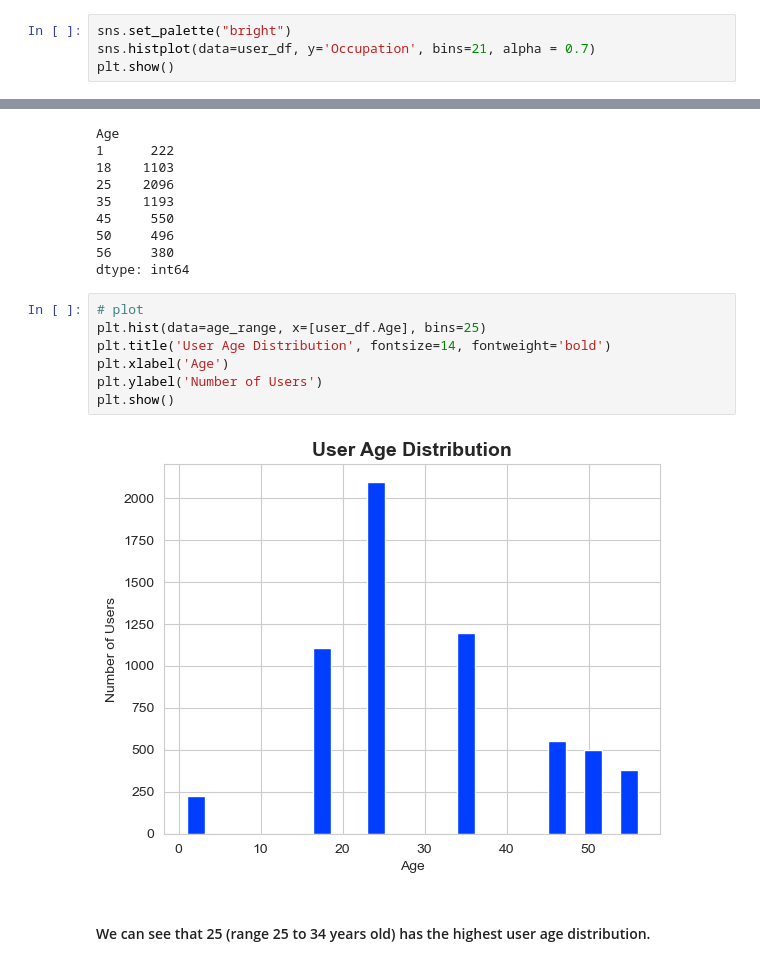
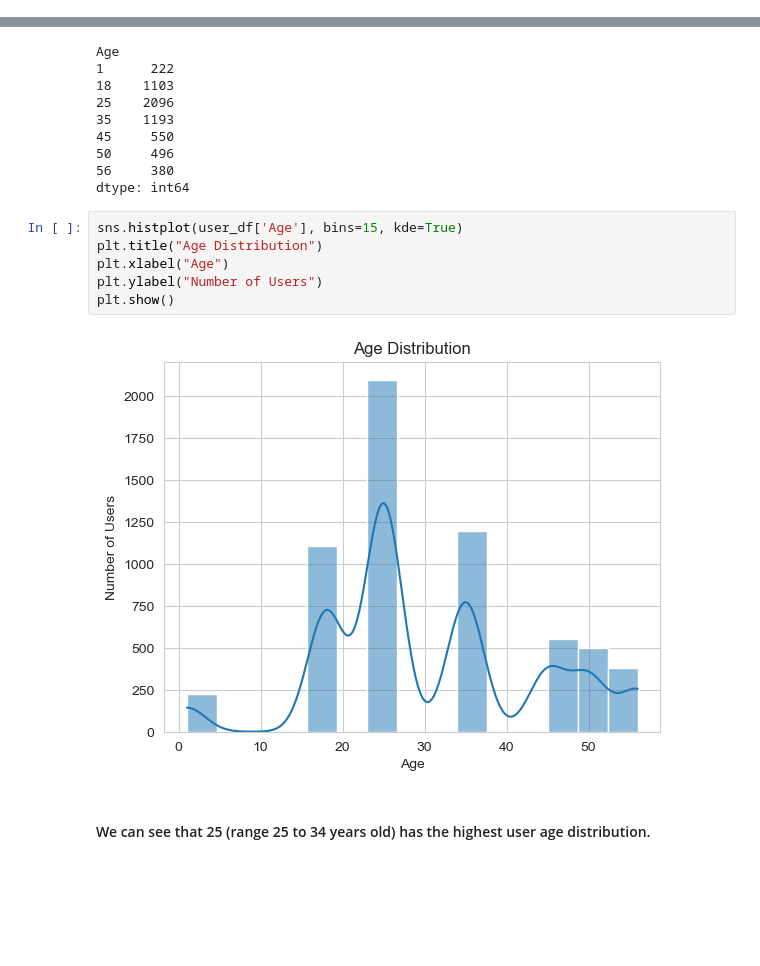
Before and after one commit to daveleongks/Movie_Analysis, a Jupyter notebook: EDA.ipynb, the cells around one changed output, grey strips where cells are left out. Cells and saved outputs as stored; diff of their text form; blank space fills up the shorter version.

```diff
--- a/EDA.ipynb
+++ b/EDA.ipynb
@@ -525,7 +531,3 @@ Occupation
 0    711
 7    679
 Name: count, dtype: int64
-# %%
-sns.set_palette("bright")
-sns.histplot(data=user_df, y='Occupation', bins=21, alpha = 0.7)
-plt.show()
@@ -634,14 +640,13 @@ Age
 56     380
 dtype: int64
 # %%
-# plot
-plt.hist(data=age_range, x=[user_df.Age], bins=25)
-plt.title('User Age Distribution', fontsize=14, fontweight='bold')
-plt.xlabel('Age')
-plt.ylabel('Number of Users')
+sns.histplot(user_df['Age'], bins=15, kde=True)
+plt.title("Age Distribution")
+plt.xlabel("Age")
+plt.ylabel("Number of Users")
 plt.show()
 # %% [output]
-[figure, old version]
+[figure, new version]
 # %% [markdown]
 #### We can see that 25 (range 25 to 34 years old) has the highest user age distribution.
 # %% [markdown]
```
Also changed, not shown: parts of 15 cells of this notebook, 4 other files.
